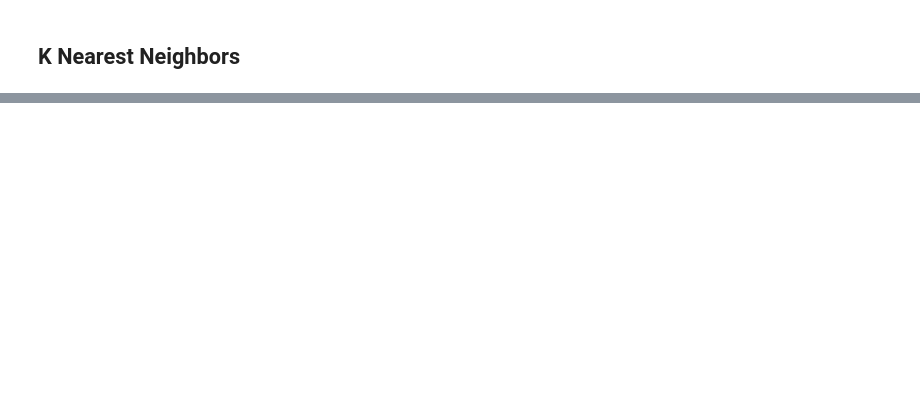
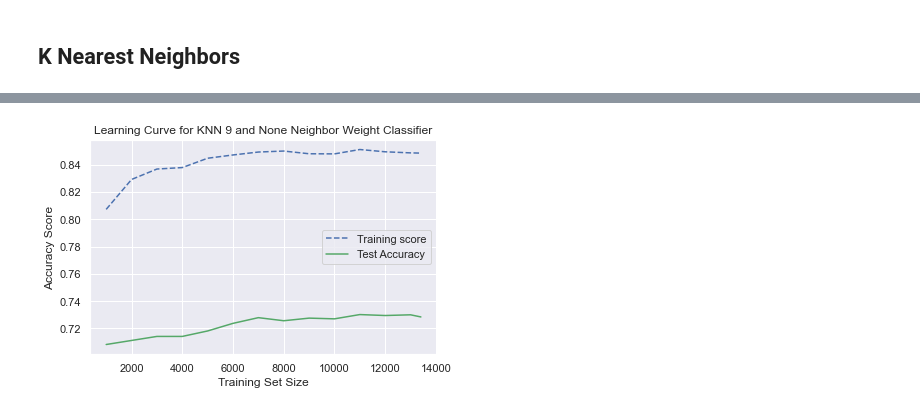
Before and after one commit to nichoward/Supervised-Learning-CS-7641, a Jupyter notebook: Supervised Learning.ipynb, the cells around one changed output, grey strips where cells are left out. Saved outputs shown, nothing was run; the diff lists cells and outputs as text; code cells hidden in the pictures; blank space fills up the shorter version.

```diff
--- a/Supervised Learning.ipynb
+++ b/Supervised Learning.ipynb
@@ -596,26 +655,29 @@ neigh_row = pd.DataFrame(['K Nearest Neighbor', neigh_training_error, neigh_erro
 # %%
 test_accuracy = []
 train_accuracy = []
 for i in train_sizes:
     if i > 1:
         train_data_subset = train.head(i)
         classifier  = KNeighborsClassifier(n_neighbors=3)
         classifier.fit(train_data_subset[cols], train_data_subset[target])
         #print(accuracy_score(train_data_subset[target], classifier.predict(train_data_subset[cols])))
         train_accuracy.append(accuracy_score(train_data_subset[target], classifier.predict(train_data_subset[cols])))
         test_accuracy.append(accuracy_score(test[target], classifier.predict(test[cols])))
 
 
 plt.plot(train_sizes[1:], train_accuracy, '--', color="b",  label="Training score")
 plt.plot(train_sizes[1:], test_accuracy, color="g", label="Test Accuracy")
 
 num_of_neighbors = grid.best_params_.get('n_neighbors')
-plt.title(f"Learning Curve for K Nearest Neighbor {num_of_neighbors} Classifier")
+neighbor_weight = grid.best_params_.get('weight')
+plt.title(f"Learning Curve for KNN {num_of_neighbors} and {neighbor_weight} Neighbor Weight Classifier")
 plt.xlabel("Training Set Size")
 plt.ylabel("Accuracy Score")
 plt.legend(loc="best")
 plt.tight_layout()
 plt.show()
+# %% [output]
+[figure, added]
 # %%
 final_df = neigh_row.append(clf_row).append(ada_row).append(nn_row).append(final_tree_row)
 final_df.columns = ['Classifier Name', 'Training Error', 'Testing Error', 'Training Time']
```
Also changed, not shown: parts of 19 cells of this notebook.
